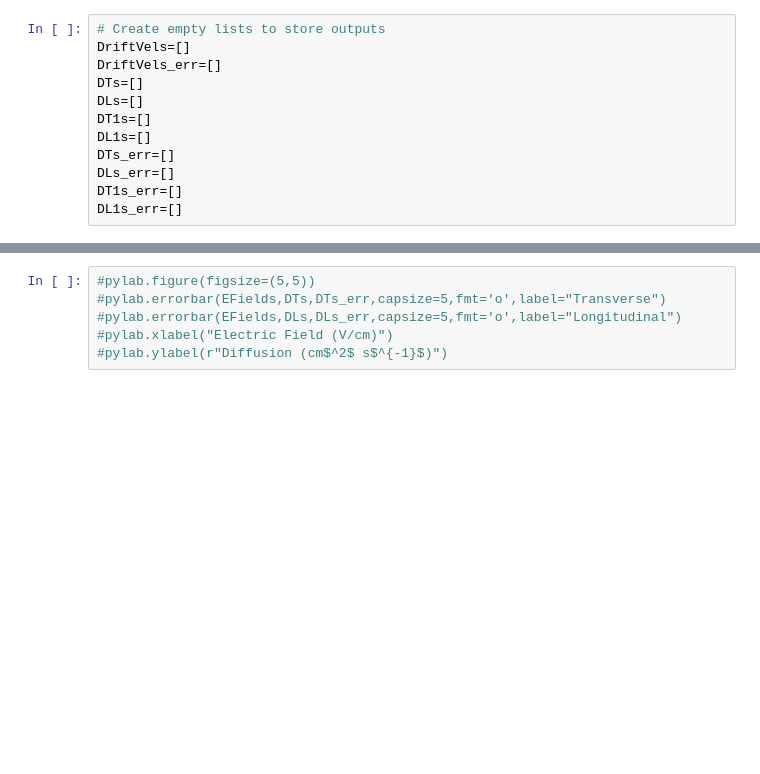
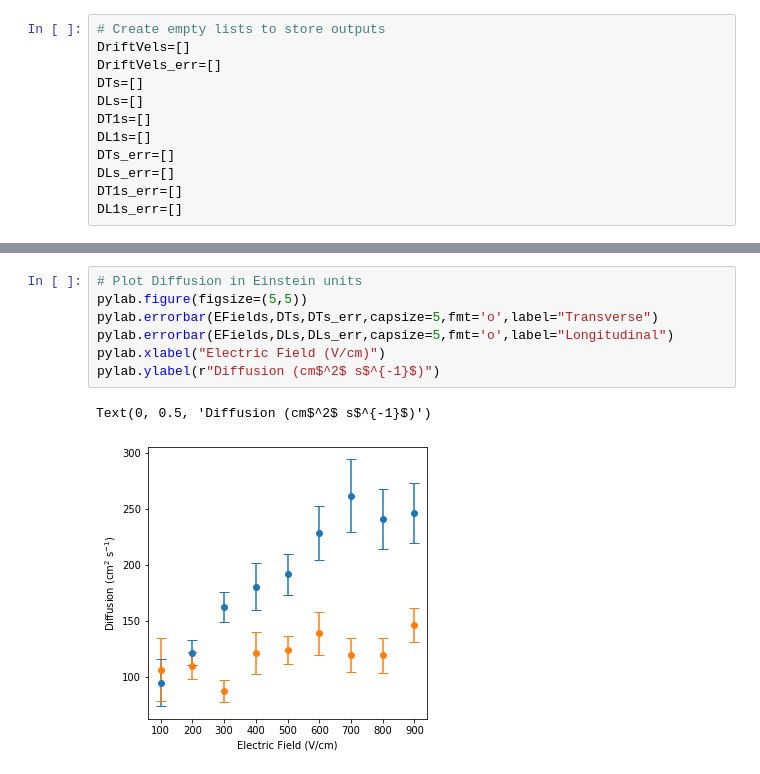
Before and after one commit to UTA-REST/PyBoltz, a Jupyter notebook: src/Examples/Example.ipynb, the cells around one changed output, grey strips where cells are left out. Drawn from its saved outputs; the diff is of its cells as text; blank space fills up the shorter version.

```diff
--- a/src/Examples/Example.ipynb
+++ b/src/Examples/Example.ipynb
@@ -112,7 +118,11 @@ Text(0, 0.5, 'Drift Velocity (mm/$\\mu$ s)')
 # %%
-#pylab.figure(figsize=(5,5))
-#pylab.errorbar(EFields,DTs,DTs_err,capsize=5,fmt='o',label="Transverse")
-#pylab.errorbar(EFields,DLs,DLs_err,capsize=5,fmt='o',label="Longitudinal")
-#pylab.xlabel("Electric Field (V/cm)")
-#pylab.ylabel(r"Diffusion (cm$^2$ s$^{-1}$)")
+# Plot Diffusion in Einstein units
+pylab.figure(figsize=(5,5))
+pylab.errorbar(EFields,DTs,DTs_err,capsize=5,fmt='o',label="Transverse")
+pylab.errorbar(EFields,DLs,DLs_err,capsize=5,fmt='o',label="Longitudinal")
+pylab.xlabel("Electric Field (V/cm)")
+pylab.ylabel(r"Diffusion (cm$^2$ s$^{-1}$)")
+# %% [output]
+Text(0, 0.5, 'Diffusion (cm$^2$ s$^{-1}$)')
+[figure, added]
 # %%
```
Also changed, not shown: parts of 4 cells of this notebook, 1 other file.
